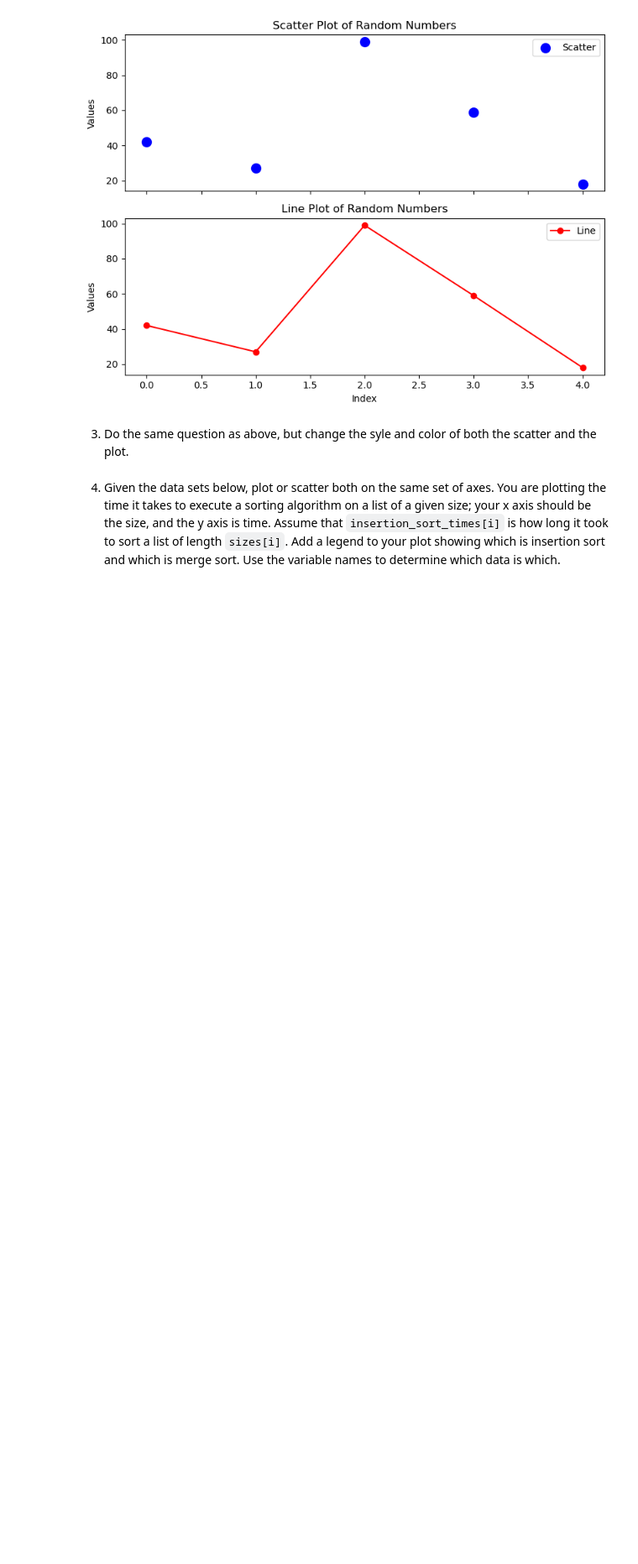
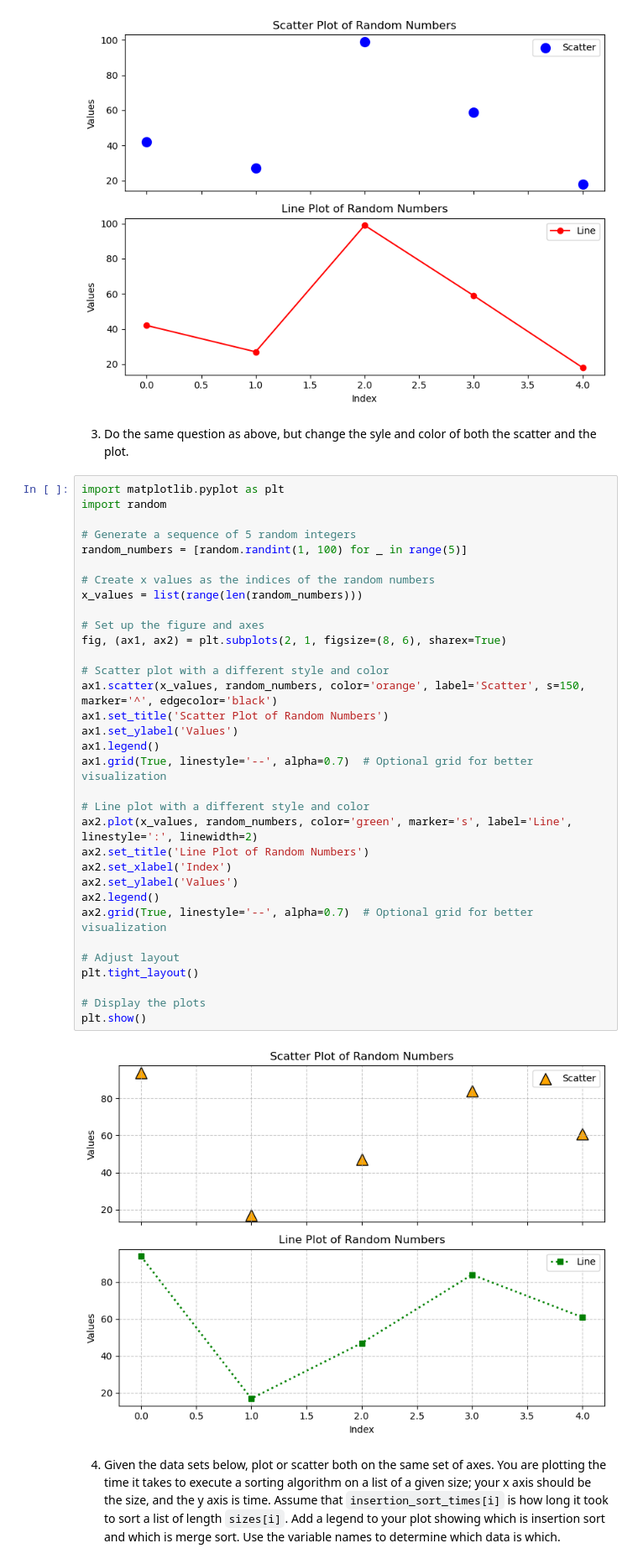
Before and after one commit to alvaroquintero28/pyplot, a Jupyter notebook: AlvaroQuintero.pyplot.ipynb, the cells around one changed output. Shown at 84% size. Drawn from its saved outputs; the diff is of its cells as text; blank space fills up the shorter version.

```diff
--- a/AlvaroQuintero.pyplot.ipynb
+++ b/AlvaroQuintero.pyplot.ipynb
@@ -114,6 +114,41 @@ plt.show()
 [figure]
 # %% [markdown]
 3. Do the same question as above, but change the syle and color of both the scatter and the plot.
+# %%
+import matplotlib.pyplot as plt
+import random
+
+# Generate a sequence of 5 random integers
+random_numbers = [random.randint(1, 100) for _ in range(5)]
+
+# Create x values as the indices of the random numbers
+x_values = list(range(len(random_numbers)))
+
+# Set up the figure and axes
+fig, (ax1, ax2) = plt.subplots(2, 1, figsize=(8, 6), sharex=True)
+
+# Scatter plot with a different style and color
+ax1.scatter(x_values, random_numbers, color='orange', label='Scatter', s=150, marker='^', edgecolor='black')
+ax1.set_title('Scatter Plot of Random Numbers')
+ax1.set_ylabel('Values')
+ax1.legend()
+ax1.grid(True, linestyle='--', alpha=0.7)  # Optional grid for better visualization
+
+# Line plot with a different style and color
+ax2.plot(x_values, random_numbers, color='green', marker='s', label='Line', linestyle=':', linewidth=2)
+ax2.set_title('Line Plot of Random Numbers')
+ax2.set_xlabel('Index')
+ax2.set_ylabel('Values')
+ax2.legend()
+ax2.grid(True, linestyle='--', alpha=0.7)  # Optional grid for better visualization
+
+# Adjust layout
+plt.tight_layout()
+
+# Display the plots
+plt.show()
+# %% [output]
+[figure, added]
 # %% [markdown]
 4. Given the data sets below, plot or scatter both on the same set of axes.  You are plotting the time it takes to execute a sorting algorithm on a list of a given size; your x axis should be the size, and the y axis is time.  Assume that `insertion_sort_times[i]` is how long it took to sort a list of length `sizes[i]`.  Add a legend to your plot showing which is insertion sort and which is merge sort.  Use the variable names to determine which data is which.
 # %%
```
